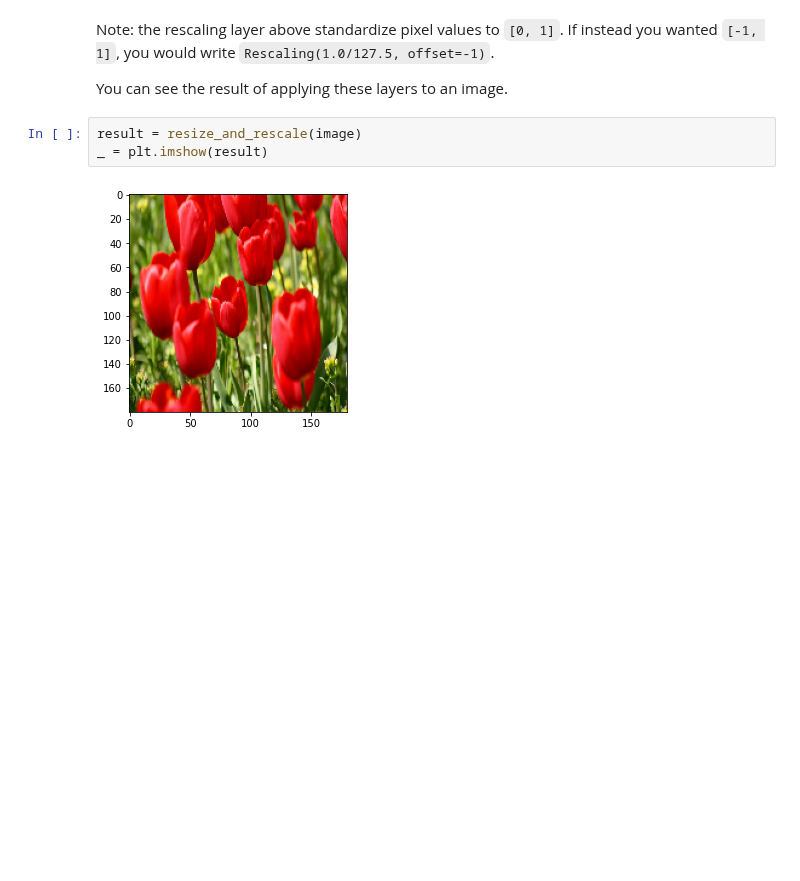
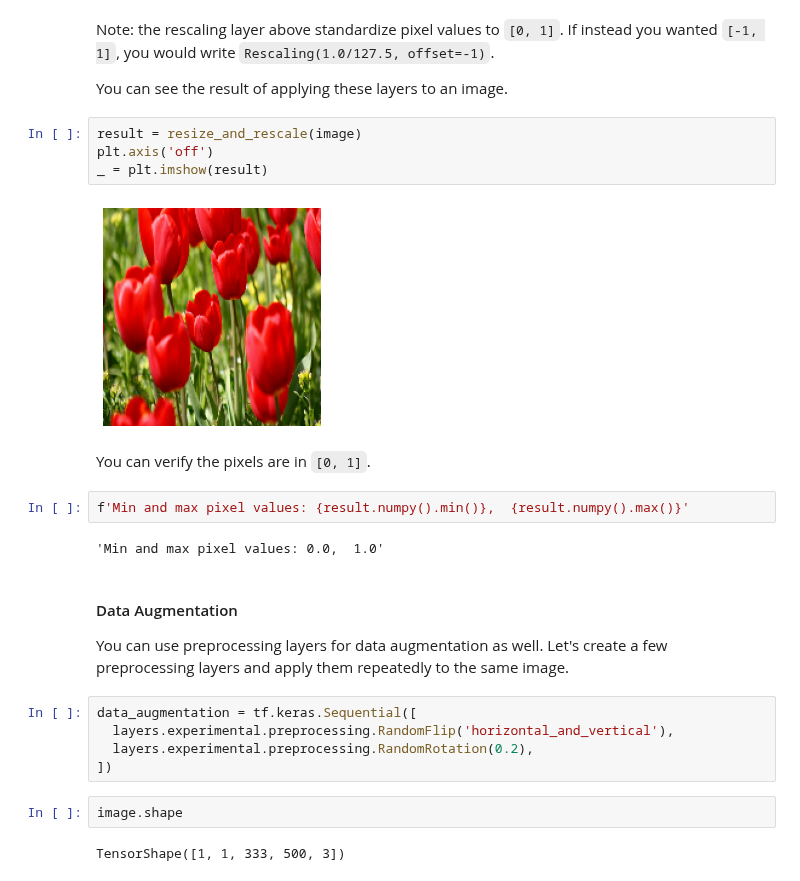
Before and after one commit to martin-fabbri/colab-notebooks, a Jupyter notebook: deeplearning.ai/tf/data_augmentation.ipynb, the cells around one changed output. Cells and saved outputs as stored; diff of their text form; blank space fills up the shorter version.

```diff
--- a/deeplearning.ai/tf/data_augmentation.ipynb
+++ b/deeplearning.ai/tf/data_augmentation.ipynb
@@ -79,6 +100,26 @@ Note: the rescaling layer above standardize pixel values to `[0, 1]`. If instead
 You can see the result of applying these layers to an image.
 # %%
 result = resize_and_rescale(image)
+plt.axis('off')
 _ = plt.imshow(result)
 # %% [output]
-[figure, old version]
+[figure, new version]
+# %% [markdown]
+You can verify the pixels are in `[0, 1]`.
+# %%
+f'Min and max pixel values: {result.numpy().min()},  {result.numpy().max()}'
+# %% [output]
+'Min and max pixel values: 0.0,  1.0'
+# %% [markdown]
+#### Data Augmentation
+
+You can use preprocessing layers for data augmentation as well. Let's create a few preprocessing layers and apply them repeatedly to the same image.
+# %%
+data_augmentation = tf.keras.Sequential([
+  layers.experimental.preprocessing.RandomFlip('horizontal_and_vertical'),
+  layers.experimental.preprocessing.RandomRotation(0.2),
+])
+# %%
+image.shape
+# %% [output]
+TensorShape([1, 1, 333, 500, 3])
```
Also changed, not shown: parts of 4 cells of this notebook.
